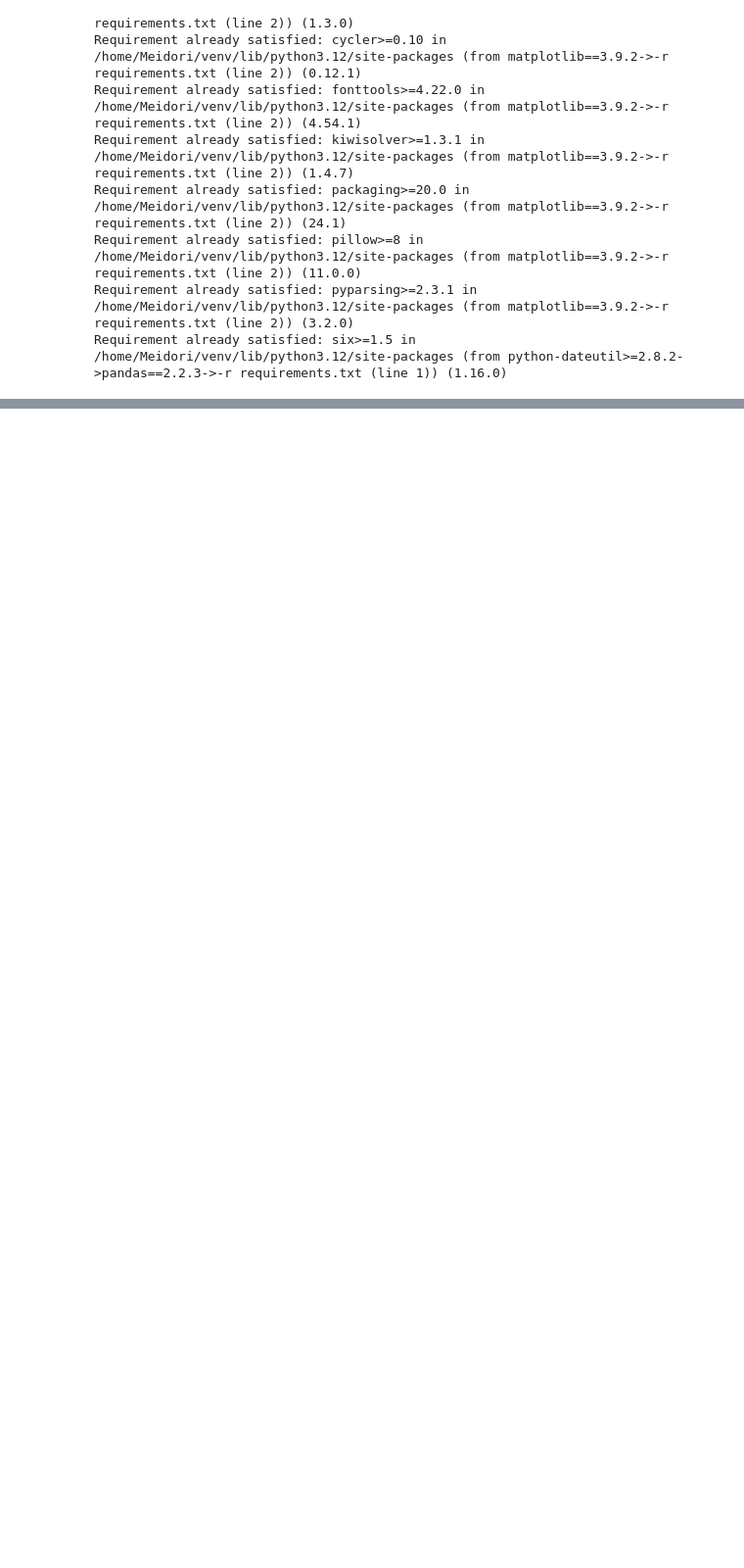
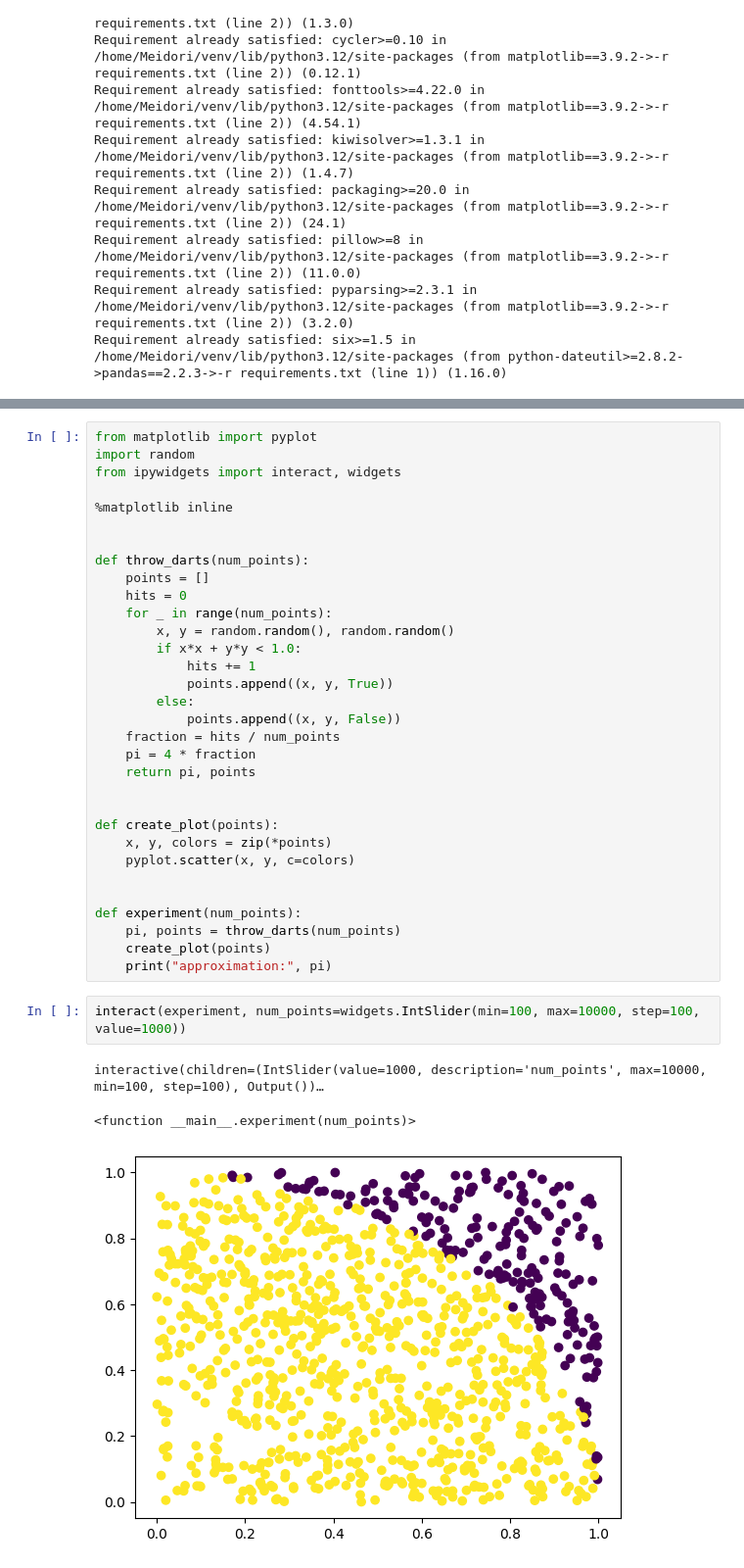
Before and after one commit to Meidori/APE, a Jupyter notebook: prac_1/ex1.ipynb, the cells around one changed output, grey strips where cells are left out. Shown: that part at 98% size. Drawn from its saved outputs; the diff is of its cells as text; blank space fills up the shorter version.

Commit message:
exc 1 update - add widget

```diff
--- a/prac_1/ex1.ipynb
+++ b/prac_1/ex1.ipynb
@@ -436,0 +118,38 @@ x = walk(n)
+# %%
+from matplotlib import pyplot
+import random
+from ipywidgets import interact, widgets
+
+%matplotlib inline
+
+
+def throw_darts(num_points):
+    points = []
+    hits = 0
+    for _ in range(num_points):
+        x, y = random.random(), random.random()
+        if x*x + y*y < 1.0:
+            hits += 1
+            points.append((x, y, True))
+        else:
+            points.append((x, y, False))
+    fraction = hits / num_points
+    pi = 4 * fraction
+    return pi, points
+
+
+def create_plot(points):
+    x, y, colors = zip(*points)
+    pyplot.scatter(x, y, c=colors)
+
+
+def experiment(num_points):
+    pi, points = throw_darts(num_points)
+    create_plot(points)
+    print("approximation:", pi)
+# %%
+interact(experiment, num_points=widgets.IntSlider(min=100, max=10000, step=100, value=1000))
+# %% [output]
+interactive(children=(IntSlider(value=1000, description='num_points', max=10000, min=100, step=100), Output())…
+<function __main__.experiment(num_points)>
+[figure, added]
```
Also changed, not shown: parts of 16 cells of this notebook.
